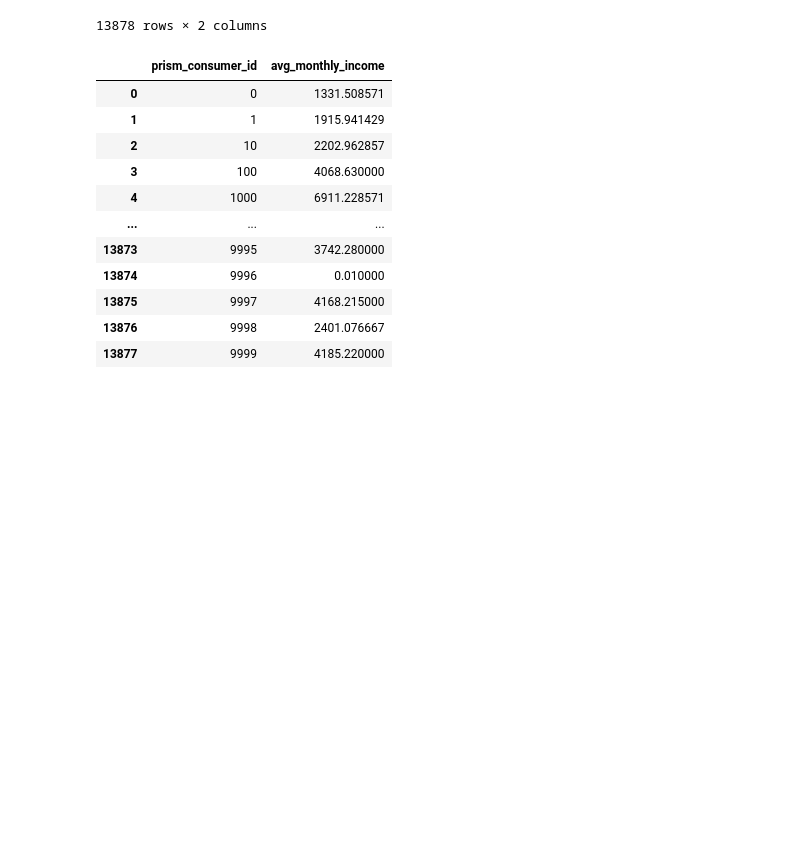
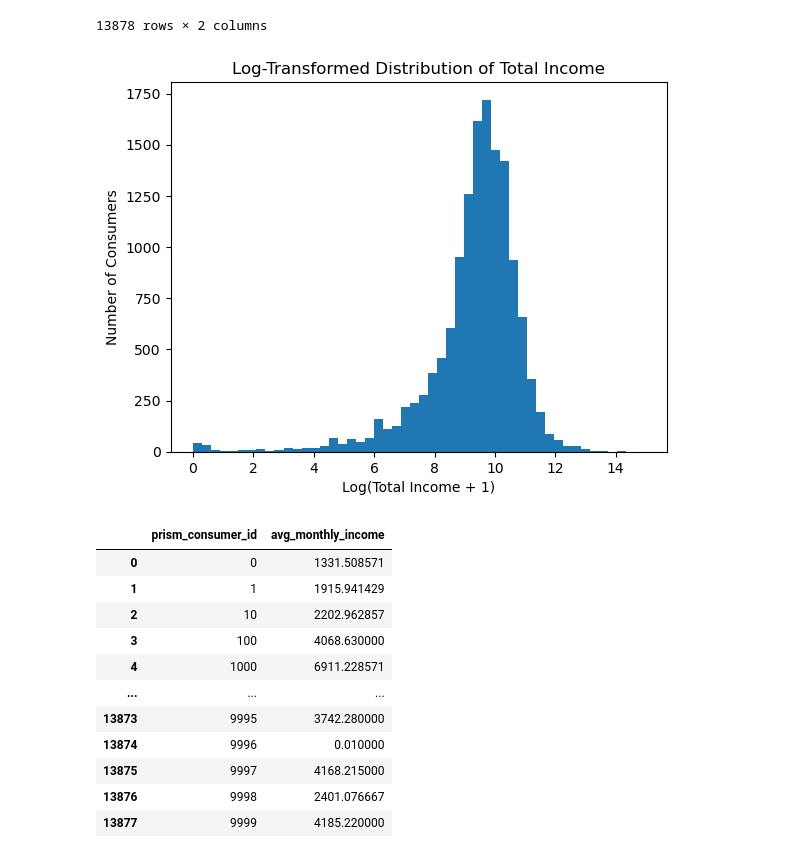
Before and after one commit to harisdsc/DSC180B, a Jupyter notebook: brighton_q2.ipynb, the cells around one changed output. Cells and saved outputs as stored; diff of their text form; code cells hidden in the pictures; blank space fills up the shorter version.

```diff
--- a/brighton_q2.ipynb
+++ b/brighton_q2.ipynb
@@ -259,6 +230,15 @@ total_income
 | 13876 | 9998 | 7203.23 |
 | 13877 | 9999 | 16740.88 |
 13878 rows × 2 columns
+# %%
+plt.figure()
+plt.hist(np.log1p(total_income["total_income"]), bins=50)
+plt.xlabel("Log(Total Income + 1)")
+plt.ylabel("Number of Consumers")
+plt.title("Log-Transformed Distribution of Total Income")
+plt.show()
+# %% [output]
+[figure, added]
 # %%
 avg_monthly_income = (
     income_txn
```
Also changed, not shown: parts of 11 cells of this notebook.
